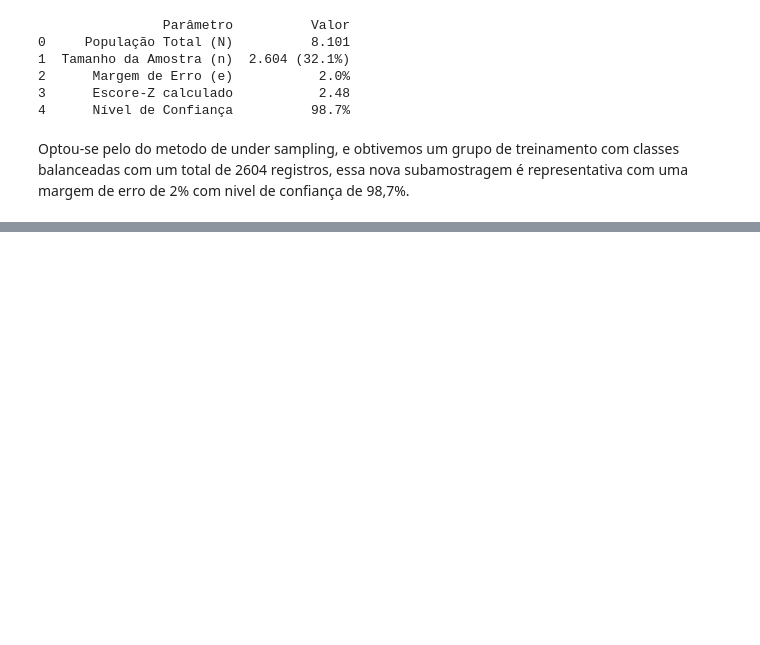
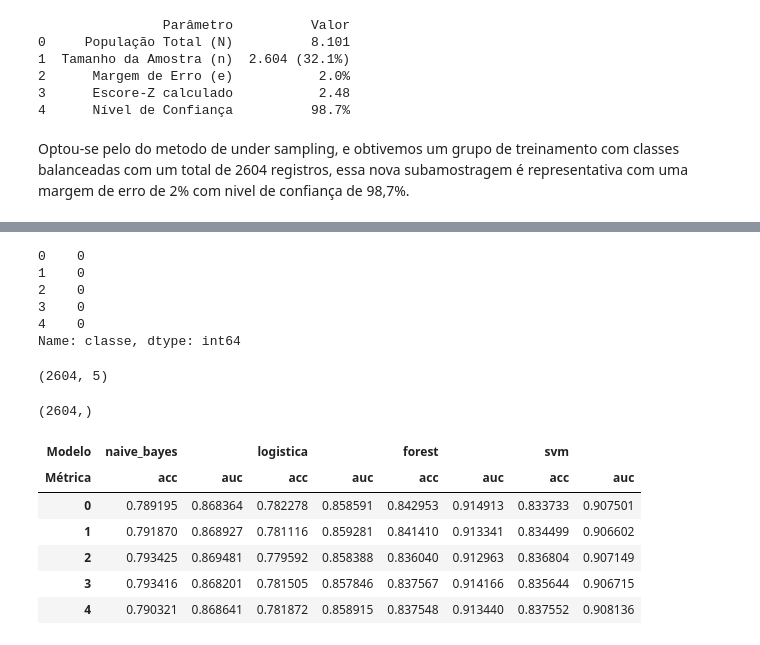
Before and after one commit to andersonjader/previsao_de_churn_de_clientes_de_cartao_de_credito, a Jupyter notebook: src/Notebooks/Modelagem.ipynb, the cells around one changed output, grey strips where cells are left out. Drawn from its saved outputs; the diff is of its cells as text; code cells hidden in the pictures; blank space fills up the shorter version.

```diff
--- a/src/Notebooks/Modelagem.ipynb
+++ b/src/Notebooks/Modelagem.ipynb
@@ -400,0 +396,17 @@ Optou-se pelo do metodo de under sampling, e obtivemos um grupo de treinamento
+# %%
+y.head()
+# %% [output]
+0    0
+1    0
+2    0
+3    0
+4    0
+Name: classe, dtype: int64
+# %%
+X.shape
+# %% [output]
+(2604, 5)
+# %%
+y.shape
+# %% [output]
+(2604,)
@@ -400,0 +429,18 @@ Optou-se pelo do metodo de under sampling, e obtivemos um grupo de treinamento
+# %%
+# 3. Compilando o resultado em um dataframe
+df_completo = pd.DataFrame({
+    (mod, met): resultados[mod][met]
+    for mod in resultados.keys()
+    for met in resultados[mod].keys()
+})
+df_completo.columns = pd.MultiIndex.from_tuples(df_completo.columns, names=['Modelo', 'Métrica'])
+# %%
+df_completo.head()
+# %% [output]
+| Modelo | naive_bayes |  | logistica |  | forest |  | svm |  |
+| Métrica | acc | auc | acc | auc | acc | auc | acc | auc |
+| 0 | 0.789195 | 0.868364 | 0.782278 | 0.858591 | 0.842953 | 0.914913 | 0.833733 | 0.907501 |
+| 1 | 0.791870 | 0.868927 | 0.781116 | 0.859281 | 0.841410 | 0.913341 | 0.834499 | 0.906602 |
+| 2 | 0.793425 | 0.869481 | 0.779592 | 0.858388 | 0.836040 | 0.912963 | 0.836804 | 0.907149 |
+| 3 | 0.793416 | 0.868201 | 0.781505 | 0.857846 | 0.837567 | 0.914166 | 0.835644 | 0.906715 |
+| 4 | 0.790321 | 0.868641 | 0.781872 | 0.858915 | 0.837548 | 0.913440 | 0.837552 | 0.908136 |
```
Also changed, not shown: parts of 57 cells of this notebook, 8 other files.
